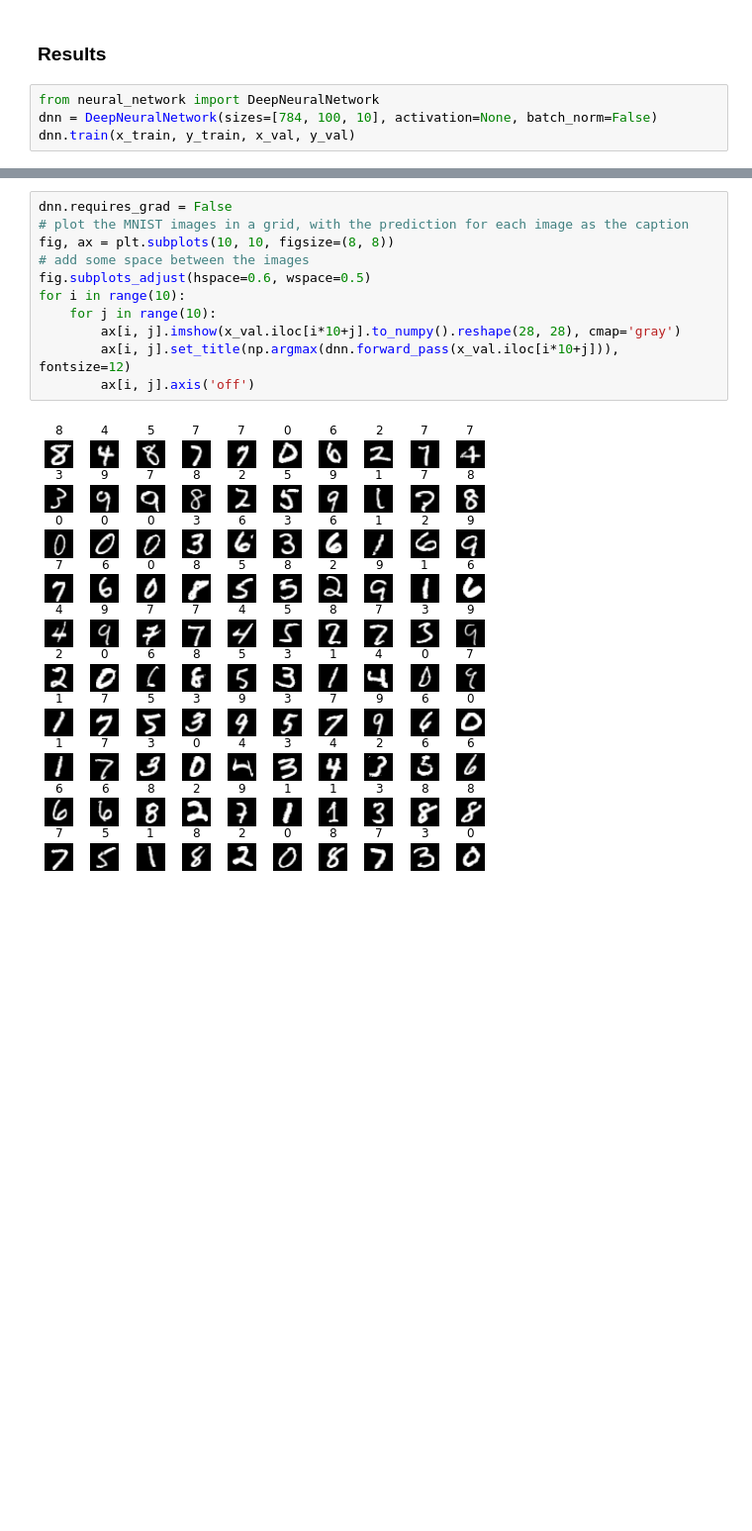
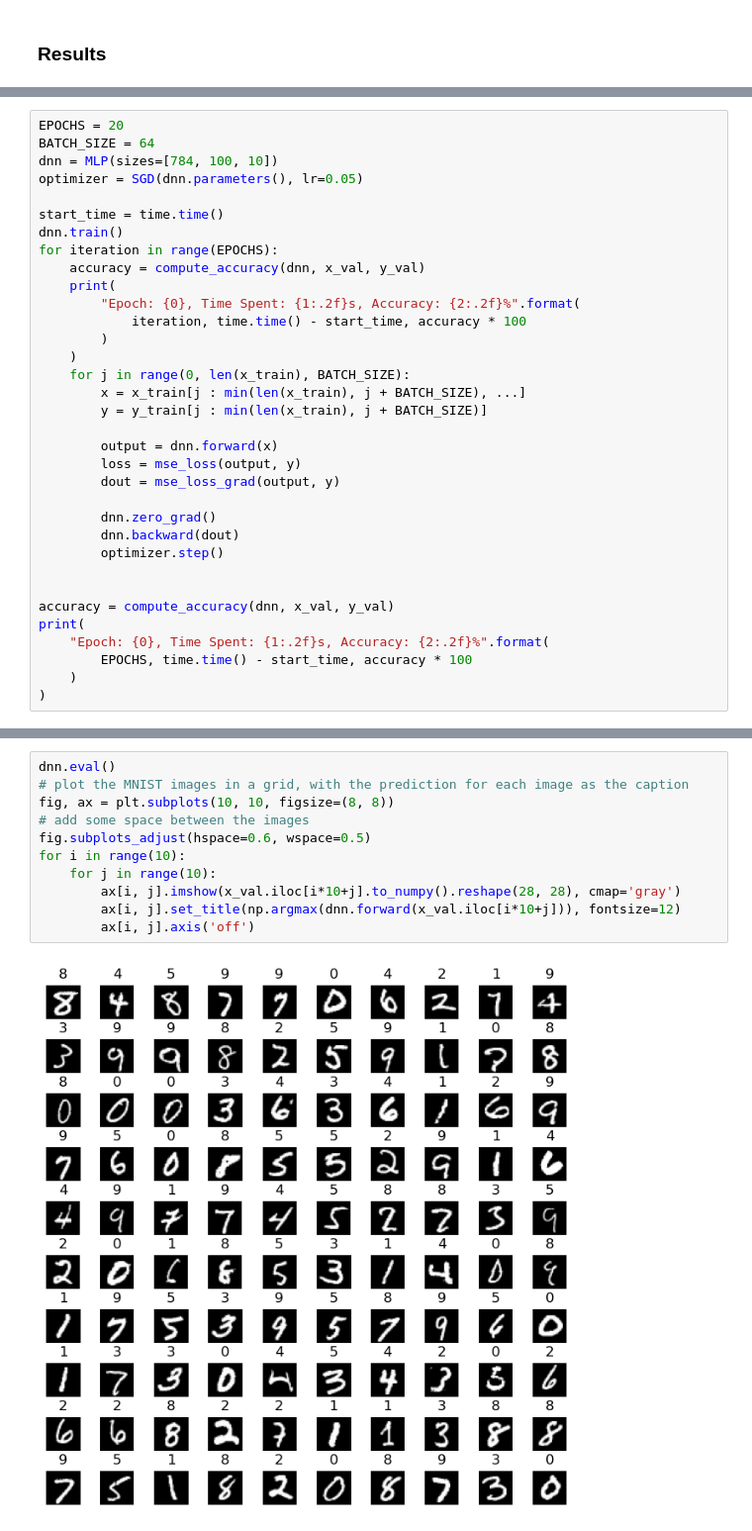
Before and after one commit to siboehm/ShallowSpeed, a Jupyter notebook: distributed_MLP/minMLP/NN_From_Scratch.ipynb, the cells around one changed output, grey strips where cells are left out. Shown: that part at 99% size. Saved outputs shown, nothing was run; the diff lists cells and outputs as text; blank space fills up the shorter version.

```diff
--- a/distributed_MLP/minMLP/NN_From_Scratch.ipynb
+++ b/distributed_MLP/minMLP/NN_From_Scratch.ipynb
@@ -35,6 +49,2 @@ Y: (59500, 10)
 # %% [markdown]
 ### Results
-# %%
-from neural_network import DeepNeuralNetwork
-dnn = DeepNeuralNetwork(sizes=[784, 100, 10], activation=None, batch_norm=False)
-dnn.train(x_train, y_train, x_val, y_val)
@@ -52,0 +55,34 @@ Epoch: 10, Time Spent: 3.81s, Accuracy: 91.05%
+# %%
+EPOCHS = 20
+BATCH_SIZE = 64
+dnn = MLP(sizes=[784, 100, 10])
+optimizer = SGD(dnn.parameters(), lr=0.05)
+
+start_time = time.time()
+dnn.train()
+for iteration in range(EPOCHS):
+    accuracy = compute_accuracy(dnn, x_val, y_val)
+    print(
+        "Epoch: {0}, Time Spent: {1:.2f}s, Accuracy: {2:.2f}%".format(
+            iteration, time.time() - start_time, accuracy * 100
+        )
+    )
+    for j in range(0, len(x_train), BATCH_SIZE):
+        x = x_train[j : min(len(x_train), j + BATCH_SIZE), ...]
+        y = y_train[j : min(len(x_train), j + BATCH_SIZE)]
+
+        output = dnn.forward(x)
+        loss = mse_loss(output, y)
+        dout = mse_loss_grad(output, y)
+
+        dnn.zero_grad()
+        dnn.backward(dout)
+        optimizer.step()
+
+
+accuracy = compute_accuracy(dnn, x_val, y_val)
+print(
+    "Epoch: {0}, Time Spent: {1:.2f}s, Accuracy: {2:.2f}%".format(
+        EPOCHS, time.time() - start_time, accuracy * 100
+    )
+)
@@ -53,13 +107,13 @@ Epoch: 10, Time Spent: 3.81s, Accuracy: 91.05%
 # %%
-dnn.requires_grad = False
+dnn.eval()
 # plot the MNIST images in a grid, with the prediction for each image as the caption
 fig, ax = plt.subplots(10, 10, figsize=(8, 8))
 # add some space between the images
 fig.subplots_adjust(hspace=0.6, wspace=0.5)
 for i in range(10):
     for j in range(10):
         ax[i, j].imshow(x_val.iloc[i*10+j].to_numpy().reshape(28, 28), cmap='gray')
-        ax[i, j].set_title(np.argmax(dnn.forward_pass(x_val.iloc[i*10+j])), fontsize=12)
+        ax[i, j].set_title(np.argmax(dnn.forward(x_val.iloc[i*10+j])), fontsize=12)
         ax[i, j].axis('off')
 # %% [output]
-[figure, old version]
+[figure, new version]
```
Also changed, not shown: parts of 5 cells of this notebook, 7 other files.
